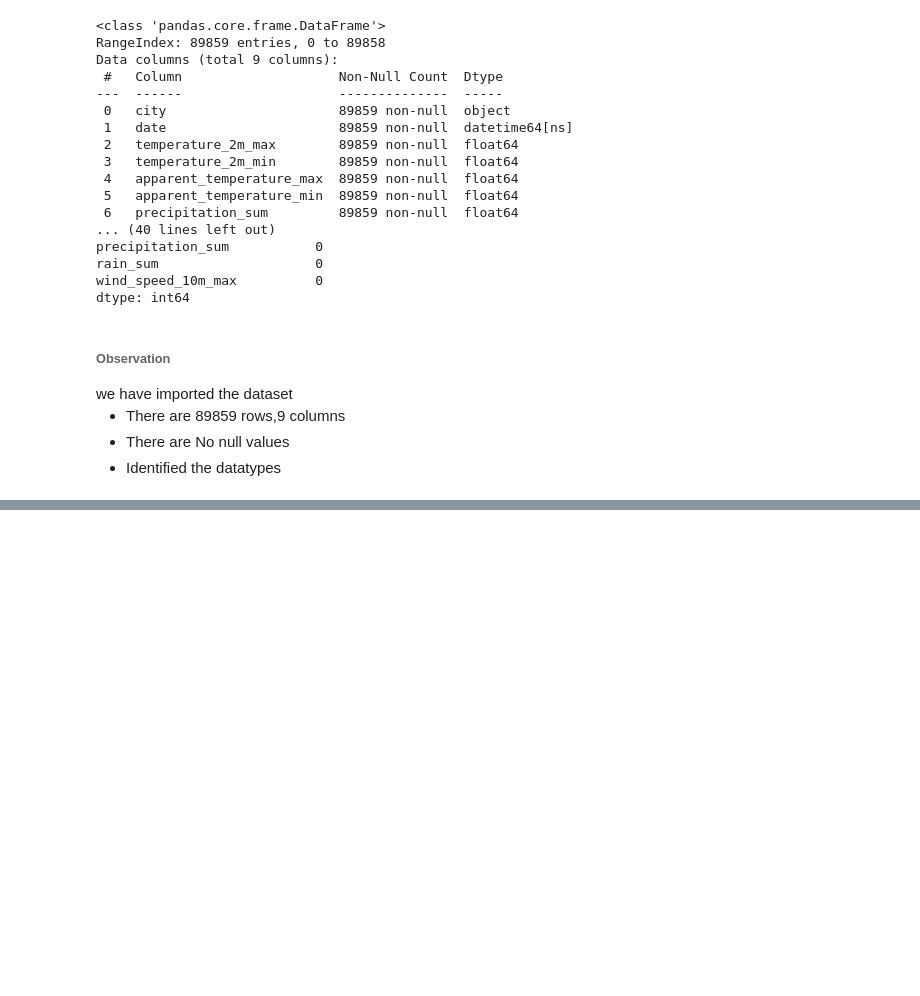
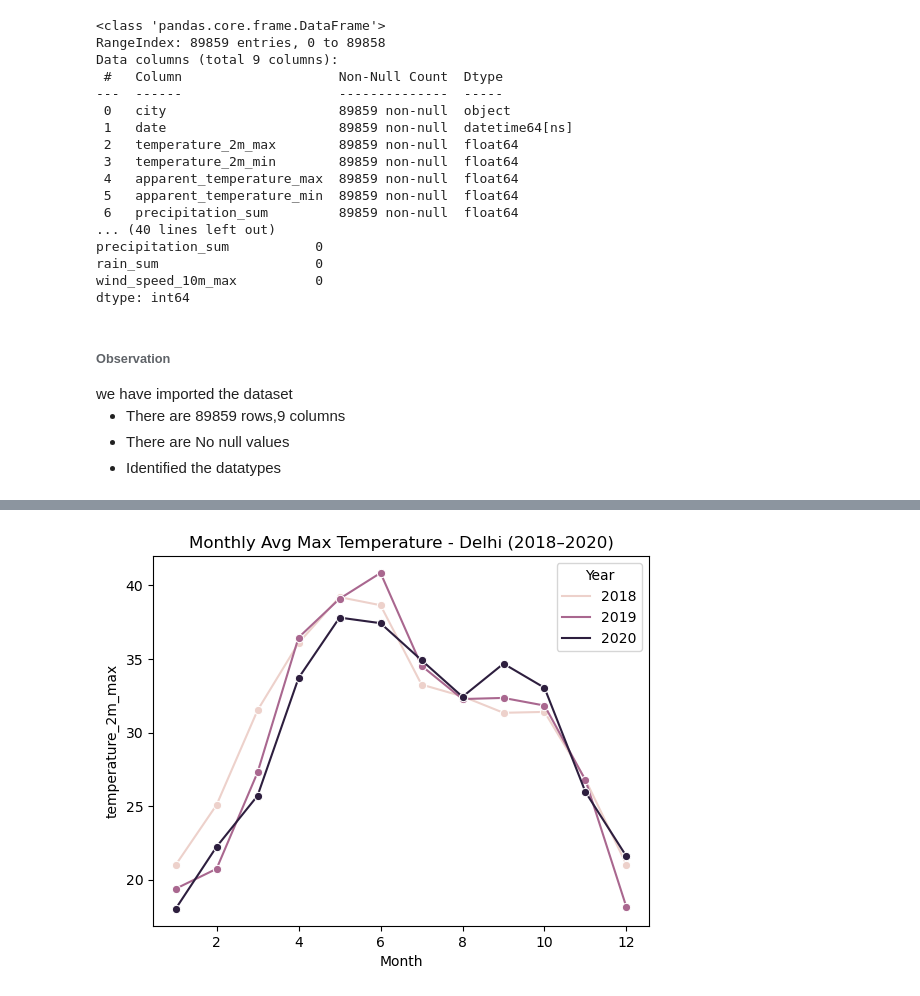
Before and after one commit to Keerthanabommera/Heatwave_Prediction_Project, a Jupyter notebook: Heatwave_Intensity_Duration_Prediction.ipynb, the cells around one changed output, grey strips where cells are left out. Cells and saved outputs as stored; diff of their text form; code cells hidden in the pictures; blank space fills up the shorter version.

```diff
--- a/Heatwave_Intensity_Duration_Prediction.ipynb
+++ b/Heatwave_Intensity_Duration_Prediction.ipynb
@@ -67,0 +123,9 @@ we have imported the dataset
+# %%
+#monthly avg max temperature
+city_data = df[(df['city'] == 'Delhi') & (df['Year'].isin([2018, 2019, 2020]))]
+monthly_avg = city_data.groupby(['Year','Month'])['temperature_2m_max'].mean().reset_index()
+sns.lineplot(data=monthly_avg, x='Month', y='temperature_2m_max', hue='Year', marker="o")
+plt.title("Monthly Avg Max Temperature - Delhi (2018–2020)")
+plt.show()
+# %% [output]
+[figure, added]
```
Also changed, not shown: parts of 17 cells of this notebook.
